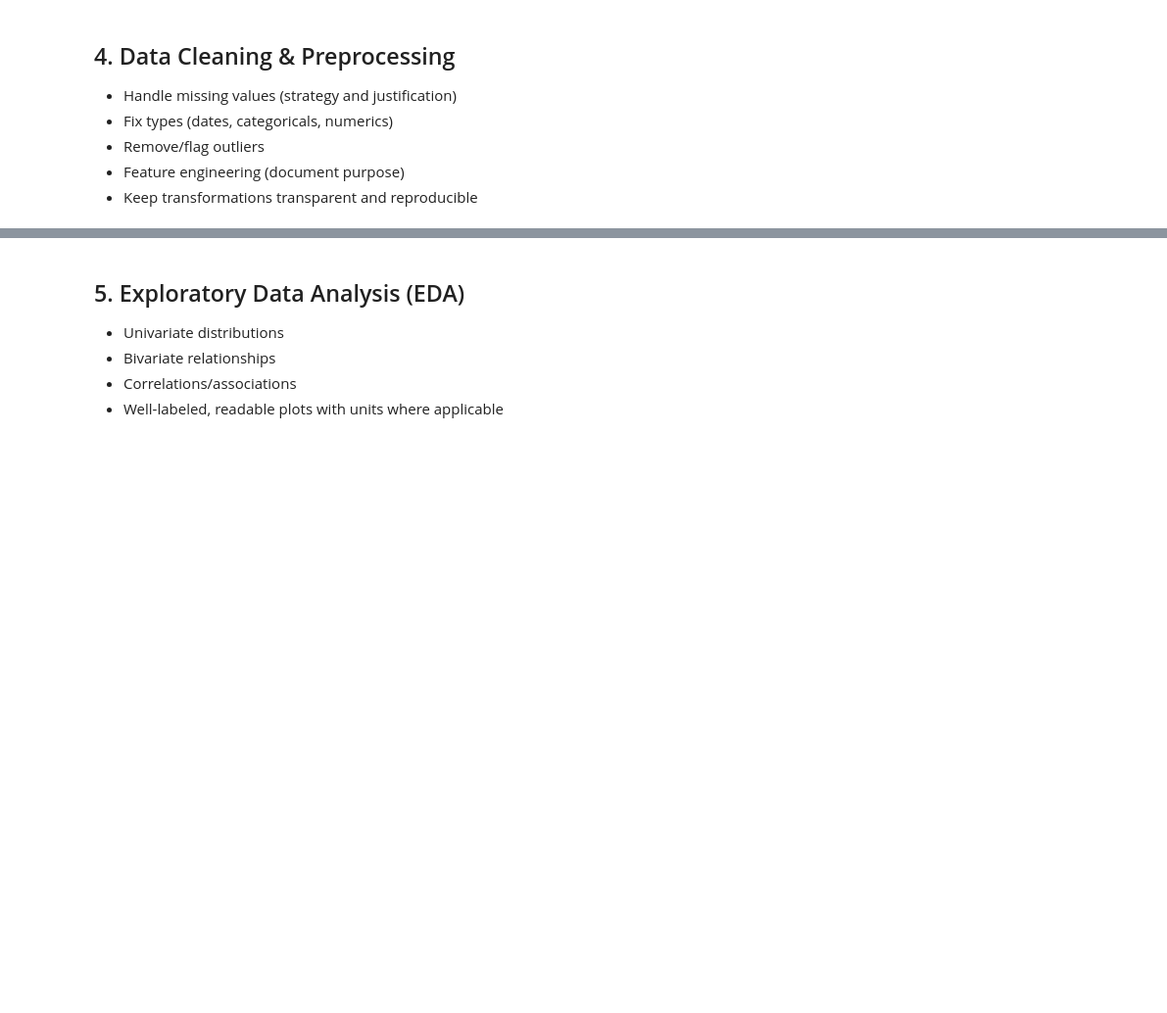
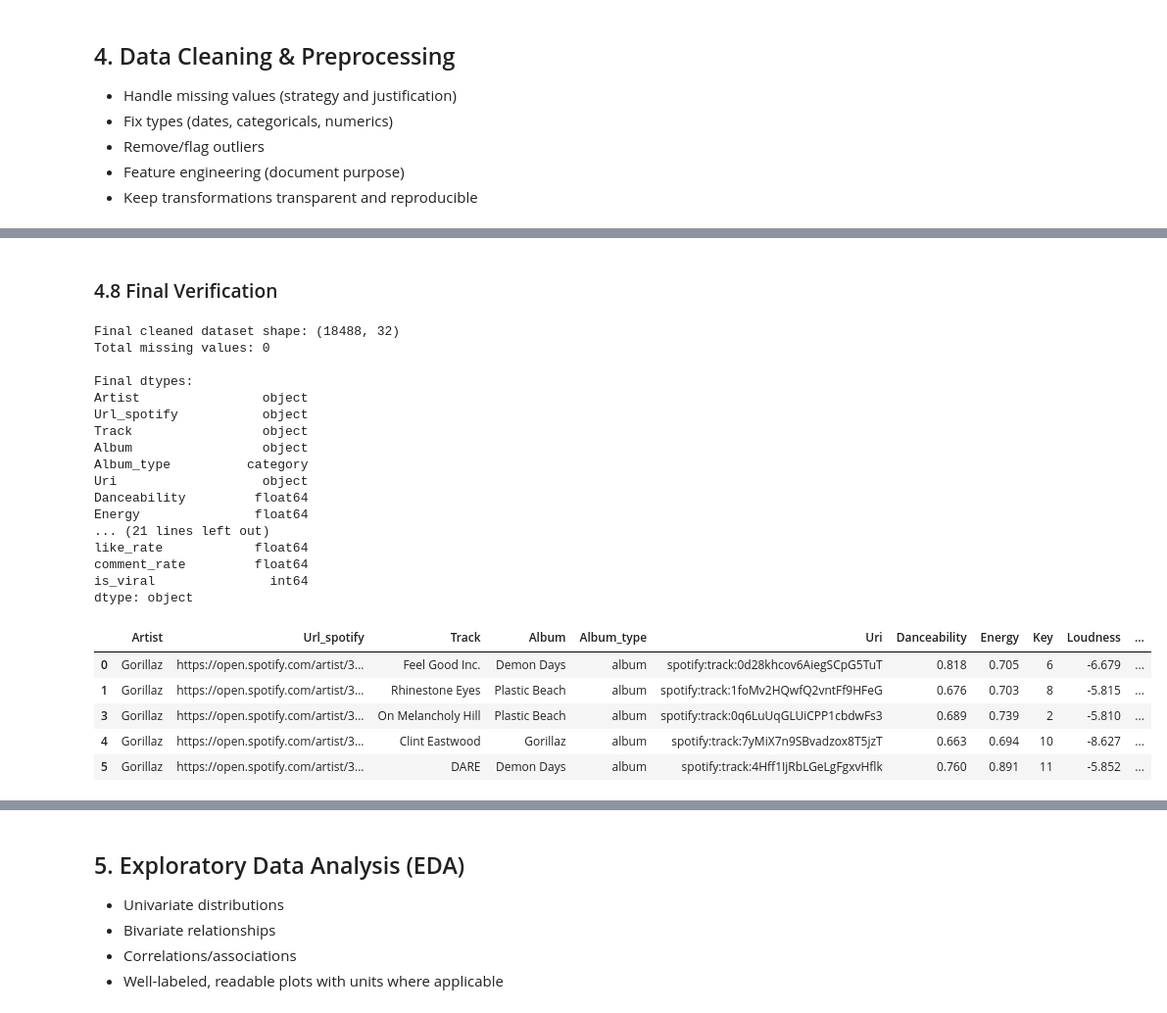
Before and after one commit to chanjyi/Spotify-vs-Youtube, a Jupyter notebook: TT6L_G5_Notebook.ipynb, the cells around one changed output, grey strips where cells are left out. Shown at 98% size. Drawn from its saved outputs; the diff is of its cells as text; code cells hidden in the pictures; blank space fills up the shorter version.

Commit message:
data cleaning and preprocessing

```diff
--- a/TT6L_G5_Notebook.ipynb
+++ b/TT6L_G5_Notebook.ipynb
@@ -381,0 +675,4 @@ Based on these checks, the next step is to clean and preprocess the dataset by h
+# %%
+# Work on a single cleaned copy derived from the in-memory df (no re-reading the file)
+df_clean = df.drop(columns=['Unnamed: 0'])
+print("Shape after removing index column:", df_clean.shape)
@@ -381,0 +804,10 @@ Based on these checks, the next step is to clean and preprocess the dataset by h
+# %%
+# Treat Tempo == 0 as invalid, missing values, impute with median
+n_invalid_tempo = (df_clean['Tempo'] == 0).sum()
+print("Invalid Tempo (0 BPM) values found:", n_invalid_tempo)
+
+df_clean['Tempo'] = df_clean['Tempo'].replace(0, np.nan)
+tempo_median = df_clean['Tempo'].median()
+df_clean['Tempo'] = df_clean['Tempo'].fillna(tempo_median)
+
+print(f"Replaced with median tempo = {tempo_median:.2f} BPM")
@@ -381,0 +825,25 @@ Based on these checks, the next step is to clean and preprocess the dataset by h
+# %%
+# Duration in minutes
+df_clean['duration_min'] = df_clean['Duration_ms'] / 60000
+
+# Log-transformed engagement metrics (reduce right-skew, keep all rows), supports q1
+df_clean['log_views'] = np.log1p(df_clean['Views'])
+df_clean['log_stream'] = np.log1p(df_clean['Stream'])
+
+# Engagement rates, normalized by audience size
+df_clean['like_rate'] = (df_clean['Likes'] / df_clean['Views']).replace([np.inf, -np.inf], np.nan).fillna(0)
+df_clean['comment_rate'] = (df_clean['Comments'] / df_clean['Views']).replace([np.inf, -np.inf], np.nan).fillna(0)
+
+# Binary 'viral hit' label for Q4: top 25% by equally weighted percentile ranks
+views_rank = df_clean['Views'].rank(pct=True)
+stream_rank = df_clean['Stream'].rank(pct=True)
+
+combined_score = views_rank + stream_rank
+viral_threshold = combined_score.quantile(0.75)
+df_clean['is_viral'] = (combined_score >= viral_threshold).astype(int)
+
+# Print statements to verify
+print("Combined score threshold (75th pct):", f"{viral_threshold:.4f}")
+print(df_clean['is_viral'].value_counts())
+print(f"Share labeled viral: {df_clean['is_viral'].mean()*100:.1f}%")
+df_clean[['duration_min', 'log_views', 'log_stream', 'like_rate', 'comment_rate', 'is_viral']].describe()
@@ -381,0 +866,32 @@ Based on these checks, the next step is to clean and preprocess the dataset by h
+# %% [markdown]
+### 4.8 Final Verification
+# %%
+print("Final cleaned dataset shape:", df_clean.shape)
+print("Total missing values:", df_clean.isnull().sum().sum())
+print("\nFinal dtypes:")
+print(df_clean.dtypes)
+df_clean.head()
+# %% [output]
+Final cleaned dataset shape: (18488, 32)
+Total missing values: 0
+
+Final dtypes:
+Artist                object
+Url_spotify           object
+Track                 object
+Album                 object
+Album_type          category
+Uri                   object
+Danceability         float64
+Energy               float64
+... (21 lines left out)
+like_rate            float64
+comment_rate         float64
+is_viral               int64
+dtype: object
+|  | Artist | Url_spotify | Track | Album | Album_type | Uri | Danceability | Energy | Key | Loudness | ... |
+| 0 | Gorillaz | https://open.spotify.com/artist/3... | Feel Good Inc. | Demon Days | album | spotify:track:0d28khcov6AiegSCpG5TuT | 0.818 | 0.705 | 6 | -6.679 | ... |
+| 1 | Gorillaz | https://open.spotify.com/artist/3... | Rhinestone Eyes | Plastic Beach | album | spotify:track:1foMv2HQwfQ2vntFf9HFeG | 0.676 | 0.703 | 8 | -5.815 | ... |
+| 3 | Gorillaz | https://open.spotify.com/artist/3... | On Melancholy Hill | Plastic Beach | album | spotify:track:0q6LuUqGLUiCPP1cbdwFs3 | 0.689 | 0.739 | 2 | -5.810 | ... |
+| 4 | Gorillaz | https://open.spotify.com/artist/3... | Clint Eastwood | Gorillaz | album | spotify:track:7yMiX7n9SBvadzox8T5jzT | 0.663 | 0.694 | 10 | -8.627 | ... |
+| 5 | Gorillaz | https://open.spotify.com/artist/3... | DARE | Demon Days | album | spotify:track:4Hff1IjRbLGeLgFgxvHflk | 0.760 | 0.891 | 11 | -5.852 | ... |
```
Also changed, not shown: parts of 47 cells of this notebook, 1 other file.
